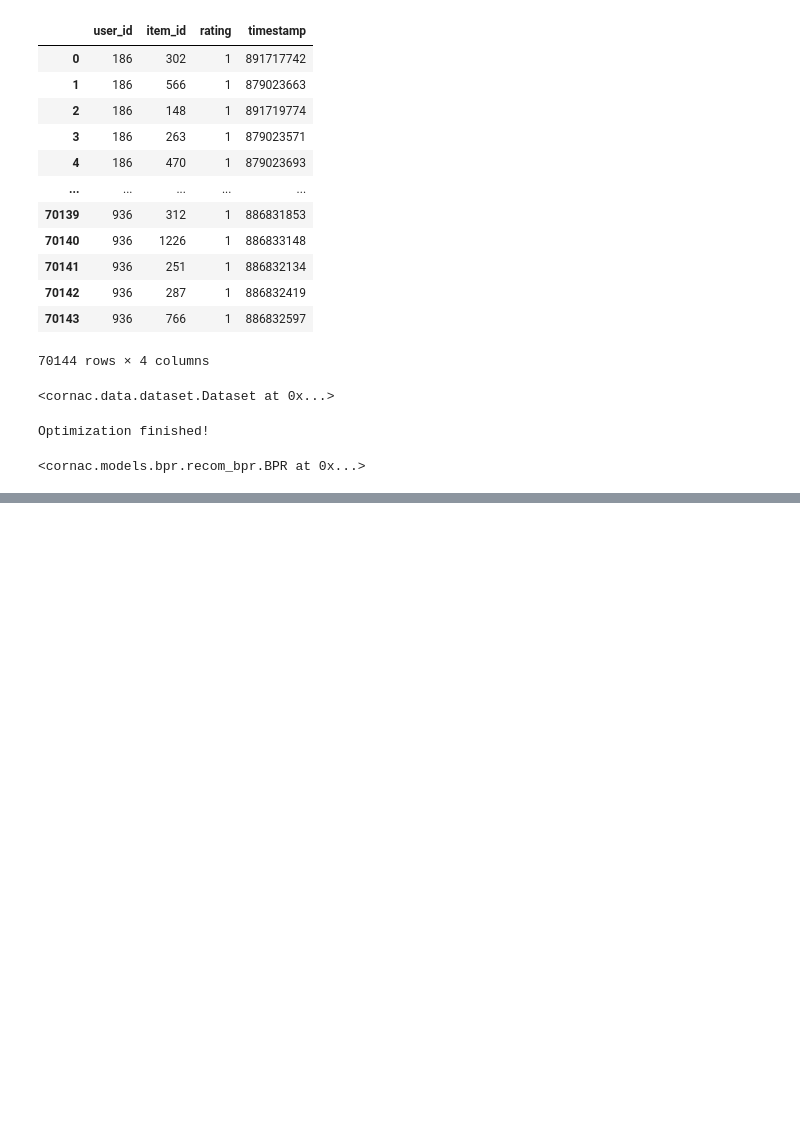
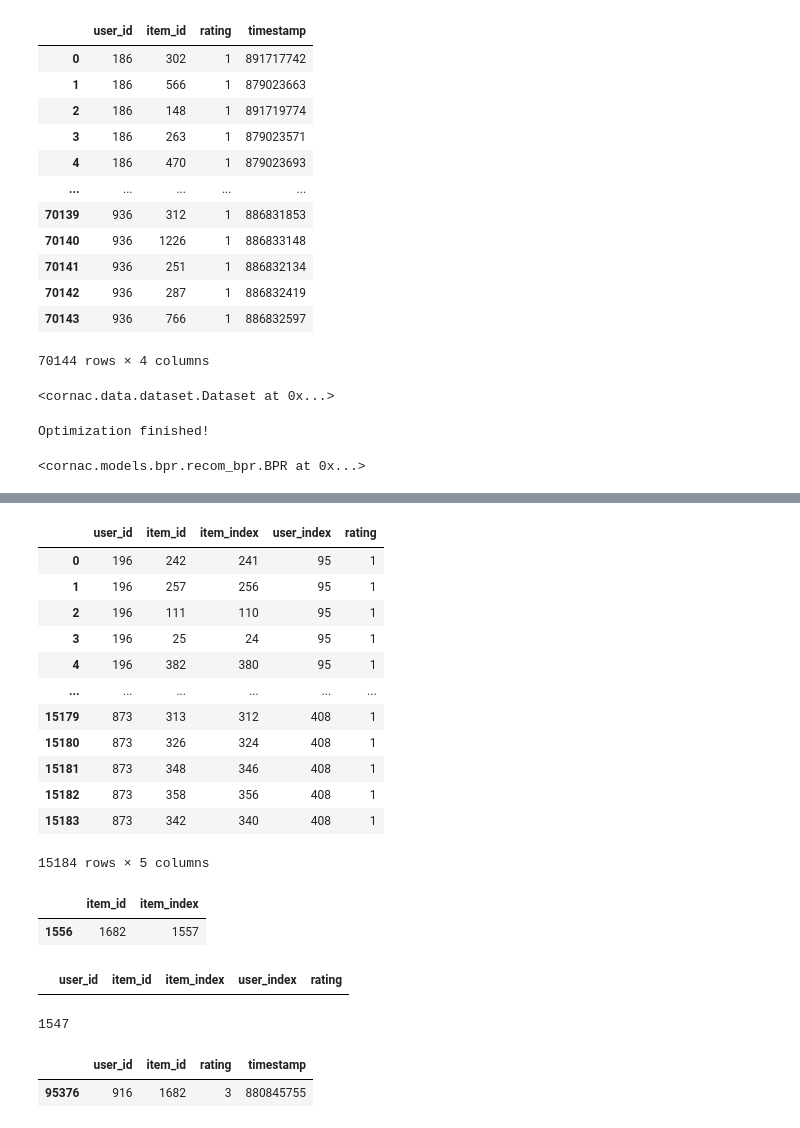
Before and after one commit to wahyudierwin/bpr, a Jupyter notebook: BPR.ipynb, the cells around one changed output, grey strips where cells are left out. Saved outputs shown, nothing was run; the diff lists cells and outputs as text; code cells hidden in the pictures; blank space fills up the shorter version.

```diff
--- a/BPR.ipynb
+++ b/BPR.ipynb
@@ -550,0 +613,7 @@ Optimization finished!
+# %%
+user_index_2 = pd.DataFrame()
+
+user_index_2['user_id'] = df_train_2['user_id']
+user_index_2['user_index'] = df_train_2.user_id.astype('category').cat.codes
+
+user_index_2 = user_index_2.drop_duplicates().reset_index(drop=True)
@@ -550,0 +636,38 @@ Optimization finished!
+# %%
+df_mapped_2 = df_train_2[['user_id', 'item_id', 'item_index']].merge(user_index_2, on='user_id', how='inner')
+# %%
+df_mapped_2['rating'] = 1
+# %%
+df_mapped_2
+# %% [output]
+|  | user_id | item_id | item_index | user_index | rating |
+| 0 | 196 | 242 | 241 | 95 | 1 |
+| 1 | 196 | 257 | 256 | 95 | 1 |
+| 2 | 196 | 111 | 110 | 95 | 1 |
+| 3 | 196 | 25 | 24 | 95 | 1 |
+| 4 | 196 | 382 | 380 | 95 | 1 |
+| ... | ... | ... | ... | ... | ... |
+| 15179 | 873 | 313 | 312 | 408 | 1 |
+| 15180 | 873 | 326 | 324 | 408 | 1 |
+| 15181 | 873 | 348 | 346 | 408 | 1 |
+| 15182 | 873 | 358 | 356 | 408 | 1 |
+| 15183 | 873 | 342 | 340 | 408 | 1 |
+15184 rows × 5 columns
+# %%
+item_index[item_index['item_index'] == 1557]
+# %% [output]
+|  | item_id | item_index |
+| 1556 | 1682 | 1557 |
+# %%
+df_mapped_2[df_mapped_2['item_index'] == 1557]
+# %% [output]
+|  | user_id | item_id | item_index | user_index | rating |
+# %%
+max(df_mapped_2['item_index'])
+# %% [output]
+1547
+# %%
+df[df['item_id'] == 1682]
+# %% [output]
+|  | user_id | item_id | rating | timestamp |
+| 95376 | 916 | 1682 | 3 | 880845755 |
```
Also changed, not shown: parts of 31 cells of this notebook.
